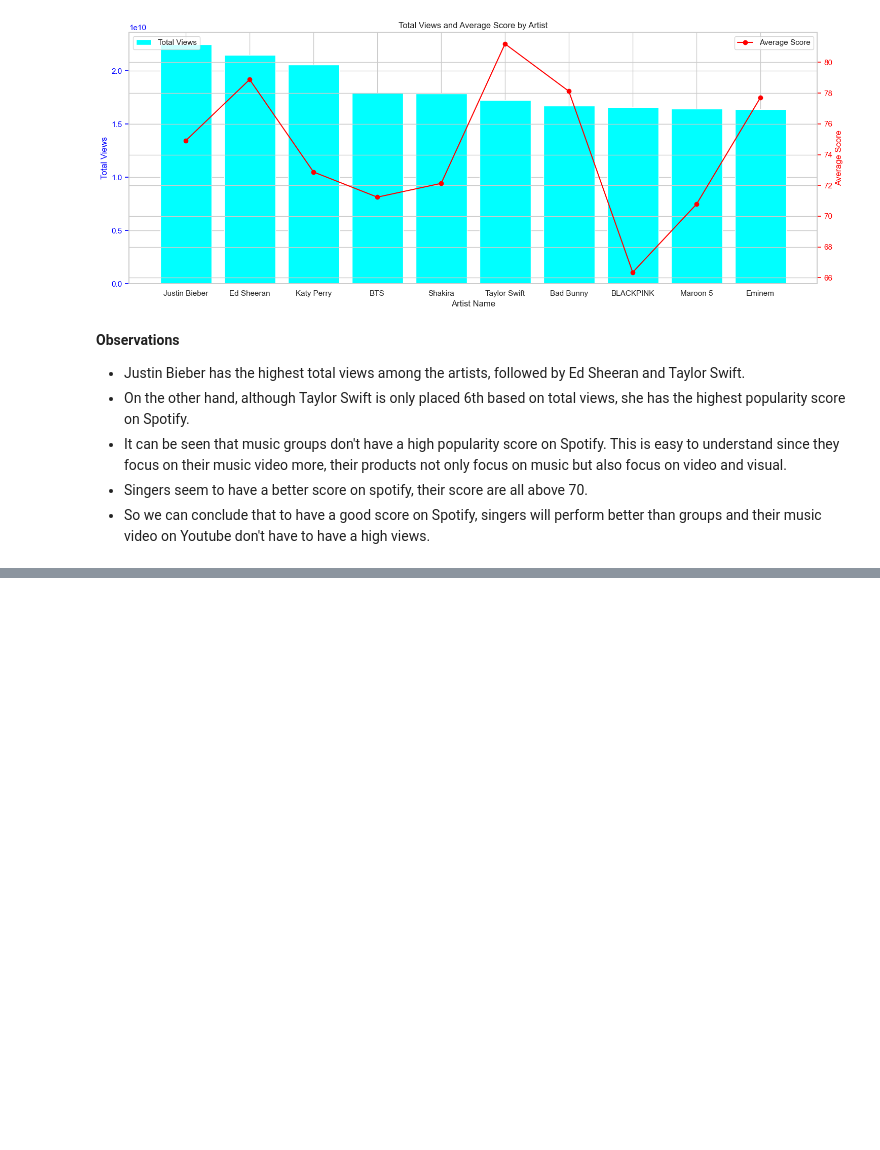
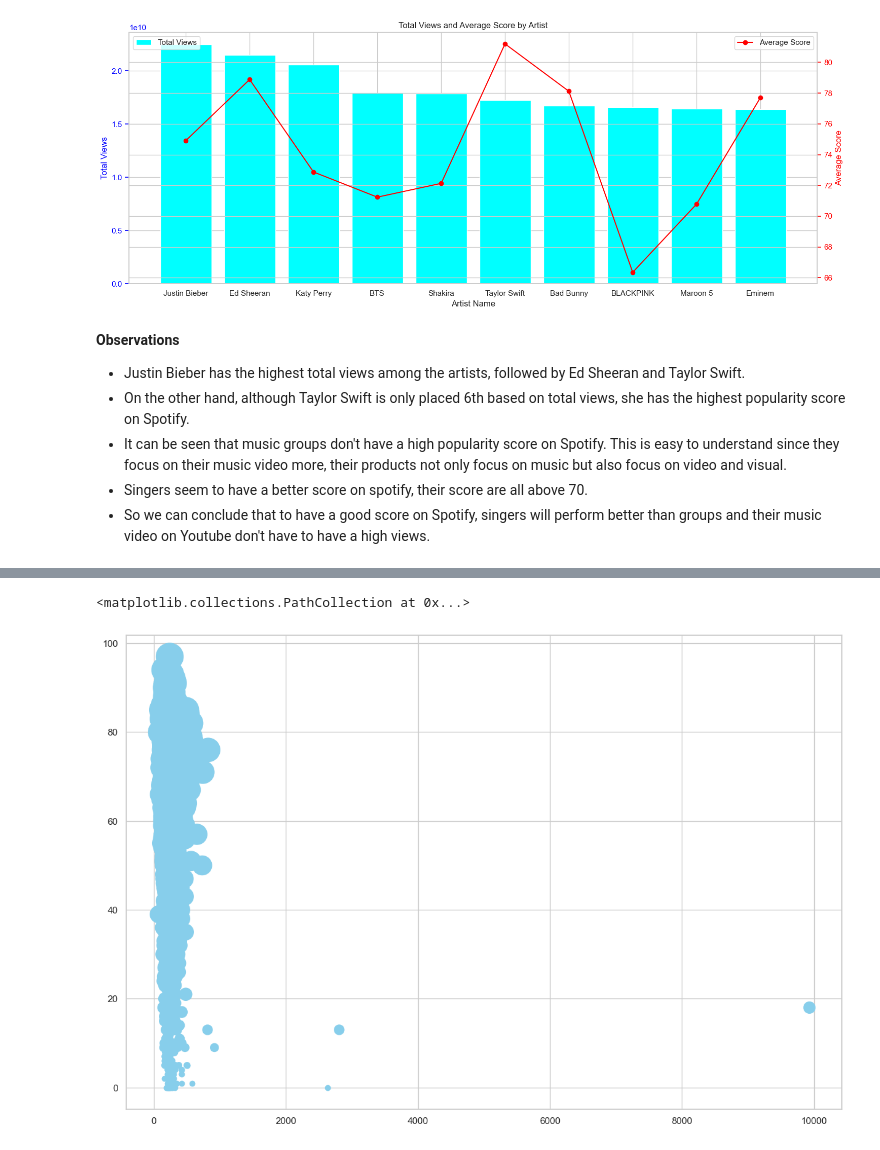
Before and after one commit to danghuynh-bit/youtube_project_DS, a Jupyter notebook: notebooks/3.0_Eda.ipynb, the cells around one changed output, grey strips where cells are left out. Drawn from its saved outputs; the diff is of its cells as text; code cells hidden in the pictures; blank space fills up the shorter version.

```diff
--- a/notebooks/3.0_Eda.ipynb
+++ b/notebooks/3.0_Eda.ipynb
@@ -711,0 +788,4 @@ plt.show()
+# %%
+#correlation analysis
+duration_popularity_df = cleaned_video_df[['Duration', 'Popularity Score (Spotify)']]
+duration_popularity_df.head(10)
@@ -711,0 +816,3 @@ plt.show()
+# %%
+#Drop rows with null values
+duration_popularity_df.dropna(inplace=True)
@@ -711,0 +836,3 @@ plt.show()
+# %%
+# Change the data type of Duration to datetime
+duration_popularity_df['Duration'] = pd.to_datetime(duration_popularity_df['Duration'], format='%H:%M:%S')
@@ -711,0 +857,3 @@ plt.show()
+# %%
+# Convert the Duration to seconds (Datetime: datetime64[ns] -> int64)
+duration_popularity_df['Duration'] = duration_popularity_df['Duration'].dt.hour * 3600 + duration_popularity_df['Duration'].dt.minute * 60 + duration_popularity_df['Duration'].dt.second
@@ -711,0 +878,12 @@ plt.show()
+# %%
+
+# Create a figure and axis
+fig, ax = plt.subplots(figsize=(15, 10))
+# Plot the scatter plot
+# scale the size of the dots based on the number of views
+# scale Ox by 1000 to make the graph more readable
+ax.scatter(duration_popularity_df['Duration'], duration_popularity_df['Popularity Score (Spotify)'], s=duration_popularity_df['Popularity Score (Spotify)'] * 10, color='skyblue')
+ax.scatter(duration_popularity_df['Duration'], duration_popularity_df['Popularity Score (Spotify)'], color='skyblue')
+# %% [output]
+<matplotlib.collections.PathCollection at 0x...>
+[figure, added]
```
Also changed, not shown: parts of 67 cells of this notebook.
